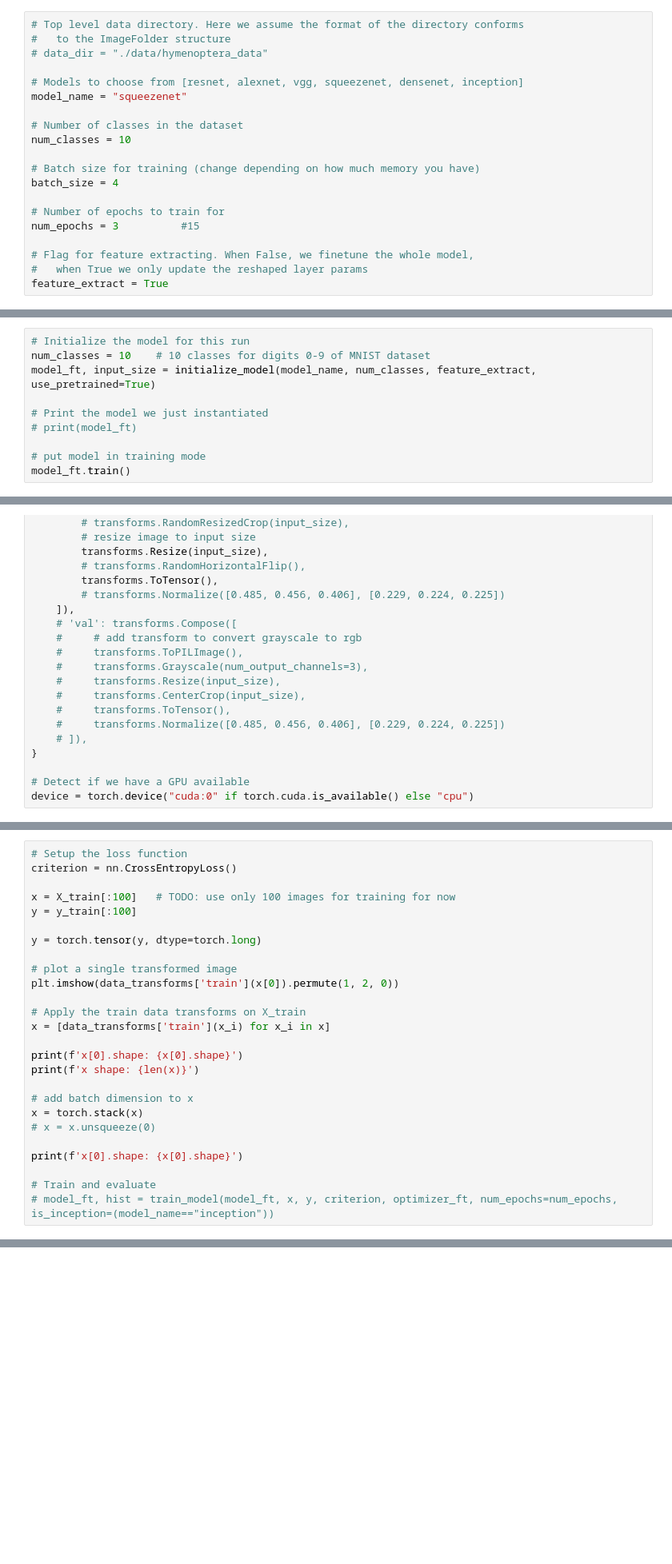
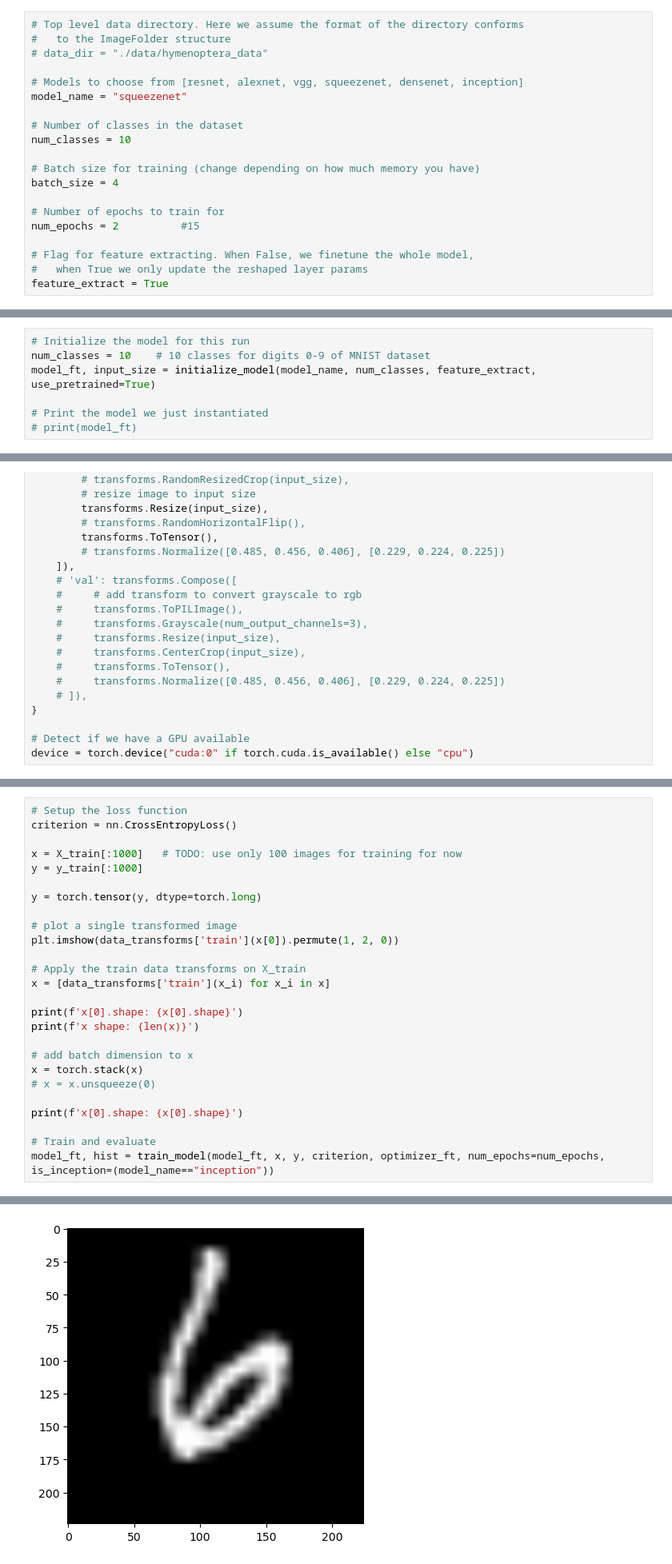
Before and after one commit to osamja/ai-experiments, a Jupyter notebook: mnist-feature-extractor.ipynb, the cells around one changed output, grey strips where cells are left out. Shown at 80% size. Cells and saved outputs as stored; diff of their text form; blank space fills up the shorter version.

```diff
--- a/mnist-feature-extractor.ipynb
+++ b/mnist-feature-extractor.ipynb
@@ -36,7 +39,7 @@ num_classes = 10
 batch_size = 4
 
 # Number of epochs to train for
-num_epochs = 3          #15
+num_epochs = 2          #15
 
 # Flag for feature extracting. When False, we finetune the whole model,
 #   when True we only update the reshaped layer params
@@ -251,9 +305,6 @@ model_ft, input_size = initialize_model(model_name, num_classes, feature_extract
 
 # Print the model we just instantiated
 # print(model_ft)
-
-# put model in training mode
-model_ft.train()
 # %%
 # Data augmentation and normalization for training
 # Just normalization for validation
@@ -310,8 +365,8 @@ optimizer_ft = optim.SGD(params_to_update, lr=0.001, momentum=0.9)
 # Setup the loss function
 criterion = nn.CrossEntropyLoss()
 
-x = X_train[:100]   # TODO: use only 100 images for training for now
-y = y_train[:100]
+x = X_train[:1000]   # TODO: use only 100 images for training for now
+y = y_train[:1000]
 
 y = torch.tensor(y, dtype=torch.long)
 
@@ -331,4 +386,5 @@ x = torch.stack(x)
 print(f'x[0].shape: {x[0].shape}')
 
 # Train and evaluate
-# model_ft, hist = train_model(model_ft, x, y, criterion, optimizer_ft, num_epochs=num_epochs, is_inception=(model_name=="inception"))
+model_ft, hist = train_model(model_ft, x, y, criterion, optimizer_ft, num_epochs=num_epochs, is_inception=(model_name=="inception"))
+# %% [output]
@@ -334,0 +408 @@ print(f'x[0].shape: {x[0].shape}')
+[figure, added]
```
Also changed, not shown: parts of 12 cells of this notebook.
